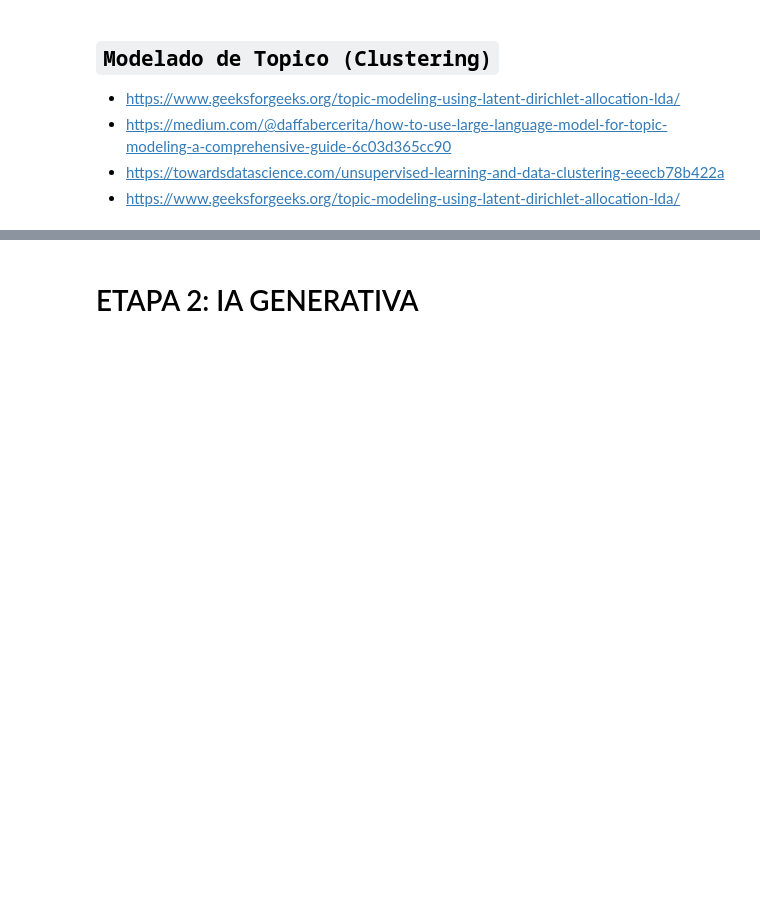
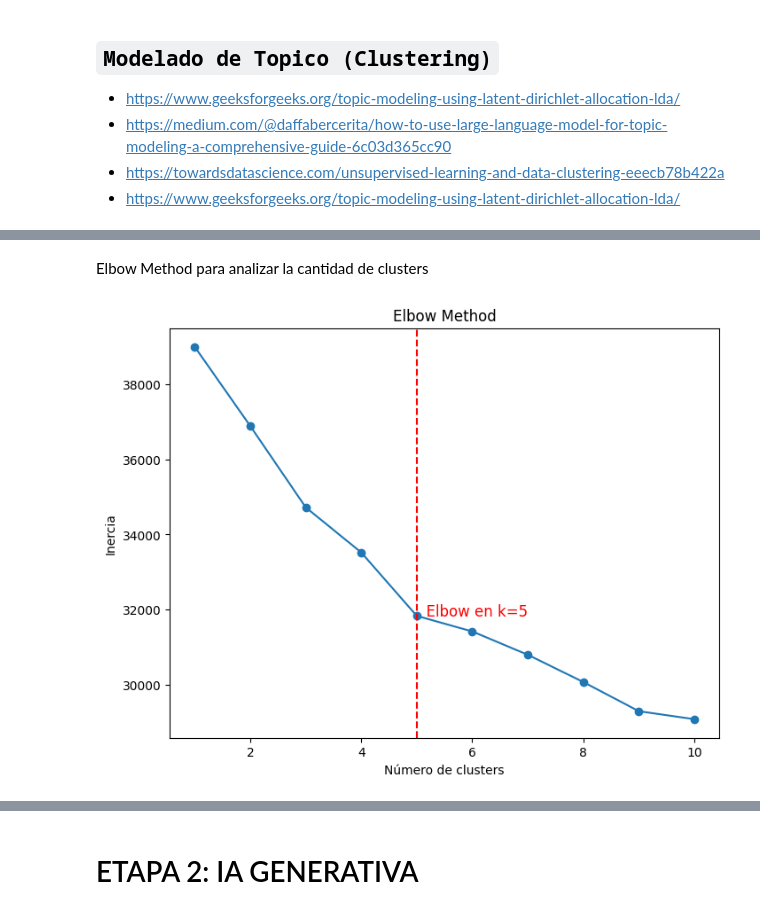
Before and after one commit to Dantelarroy/suplements-chatbot, a Jupyter notebook: Supplements_chatbot.ipynb, the cells around one changed output, grey strips where cells are left out. Saved outputs shown, nothing was run; the diff lists cells and outputs as text; code cells hidden in the pictures; blank space fills up the shorter version.

```diff
--- a/Supplements_chatbot.ipynb
+++ b/Supplements_chatbot.ipynb
@@ -952,9 +944,0 @@ Por lo tanto considero que LDA, puede enriquecer el ánalisis previo al uso de L
-# %%
-# Asegúrate de que los embeddings estén en formato de matriz NumPy
-embeddings = np.vstack(df_supplements['Embedding'].values)
-
-from sklearn.decomposition import PCA
-
-# Reducir la dimensionalidad de los embeddings a 50 componentes
-pca = PCA(n_components=50, random_state=42)
-embeddings_reduced = pca.fit_transform(embeddings)
@@ -960,0 +954,32 @@ embeddings_reduced = pca.fit_transform(embeddings)
+# %% [markdown]
+Elbow Method para analizar la cantidad de clusters
+# %%
+
+# Rango de valores para k (número de clusters)
+k_range = range(1, 11)
+
+# Lista para almacenar la inercia
+inertia = []
+
+# Calcular K-Means para cada k
+for k in k_range:
+    kmeans = KMeans(n_clusters=k, random_state=42)
+    kmeans.fit(embeddings)
+    inertia.append(kmeans.inertia_)
+
+# Graficar el método del codo
+plt.figure(figsize=(8, 6))
+plt.plot(k_range, inertia, marker='o')
+plt.title('Elbow Method')
+plt.xlabel('Número de clusters')
+plt.ylabel('Inercia')
+
+# Determinar el punto del codo y marcarlo (esto se puede hacer manualmente o por inspección visual)
+codo_k = 5  # Supongamos que el codo está en k=3, pero puedes ajustarlo tras visualizar el gráfico
+plt.axvline(x=codo_k, color='r', linestyle='--')  # Línea vertical en el codo
+# Añadir una anotación
+plt.text(codo_k, inertia[codo_k-1], f'  Elbow en k={codo_k}', color='r', fontsize=12)
+
+plt.show()
+# %% [output]
+[figure, added]
```
Also changed, not shown: parts of 8 cells of this notebook.
